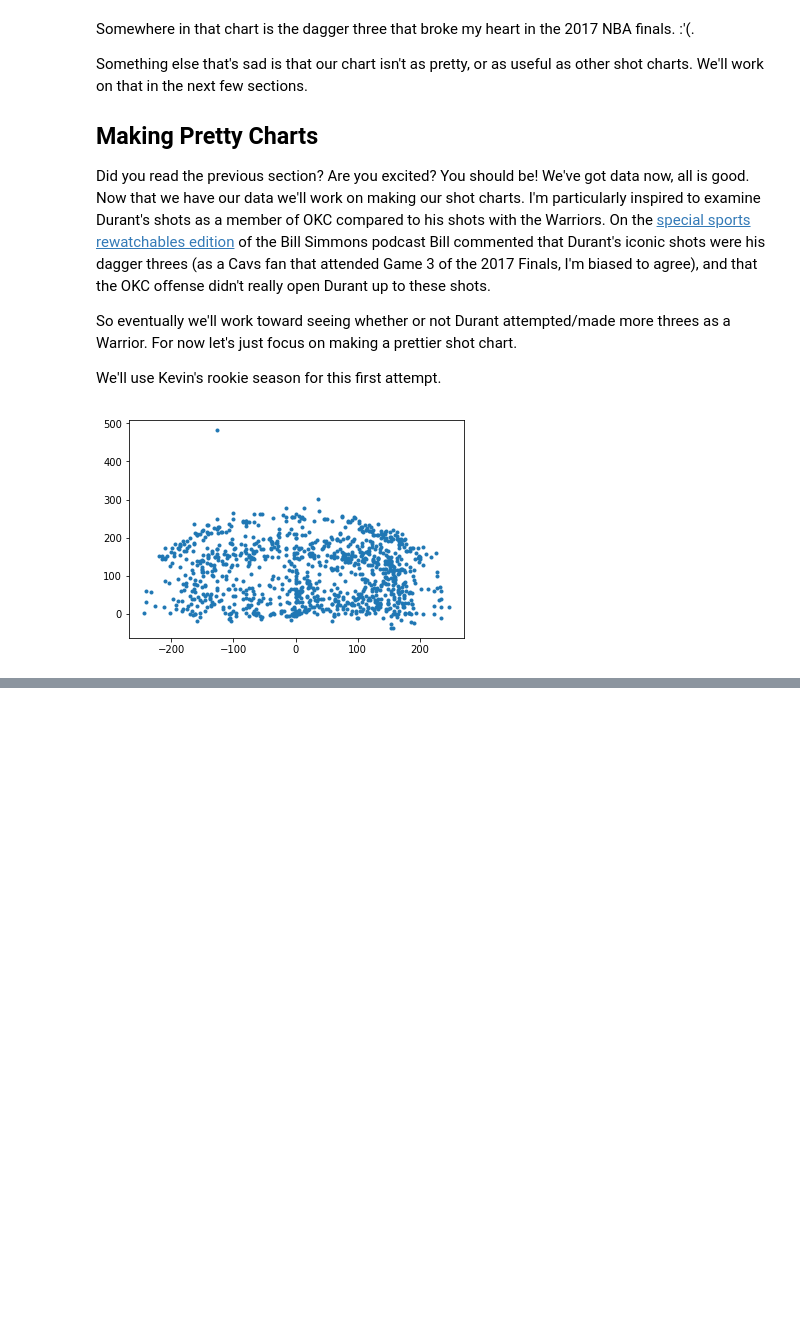
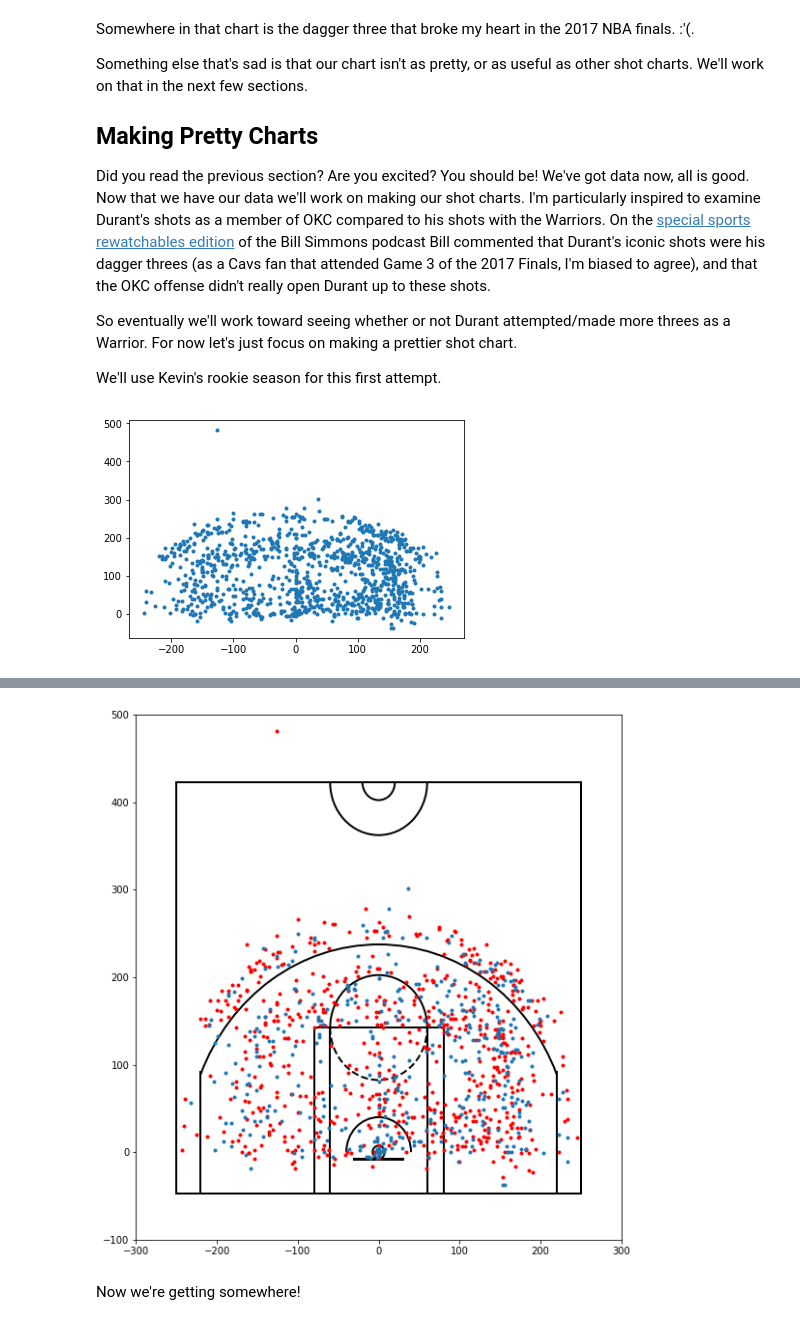
Before and after one commit to matthewosborne71/SportsProjects, a Jupyter notebook: NBA_Shot_Charts/ShotCharts.ipynb, the cells around one changed output, grey strips where cells are left out. Cells and saved outputs as stored; diff of their text form; code cells hidden in the pictures; blank space fills up the shorter version.

```diff
--- a/NBA_Shot_Charts/ShotCharts.ipynb
+++ b/NBA_Shot_Charts/ShotCharts.ipynb
@@ -91,0 +176,19 @@ plt.show()
+# %%
+# We can plot Durant's shot attempts on the court
+plt.figure(figsize = (9,10))
+
+# Plot the court
+draw_court(outer_lines = True)
+plt.xlim(-300,300)
+plt.ylim(-100,500)
+
+# Plot the shots
+plt.plot(Rookie_DF.loc[Rookie_DF.SHOT_MADE_FLAG == 0,'LOC_X'],
+        Rookie_DF.loc[Rookie_DF.SHOT_MADE_FLAG == 0,'LOC_Y'], 'r.')
+plt.plot(Rookie_DF.loc[Rookie_DF.SHOT_MADE_FLAG == 1,'LOC_X'],
+        Rookie_DF.loc[Rookie_DF.SHOT_MADE_FLAG == 1,'LOC_Y'], '.')
+plt.show()
+# %% [output]
+[figure, added]
+# %% [markdown]
+Now we're getting somewhere!
```
Also changed, not shown: parts of 3 cells of this notebook.
